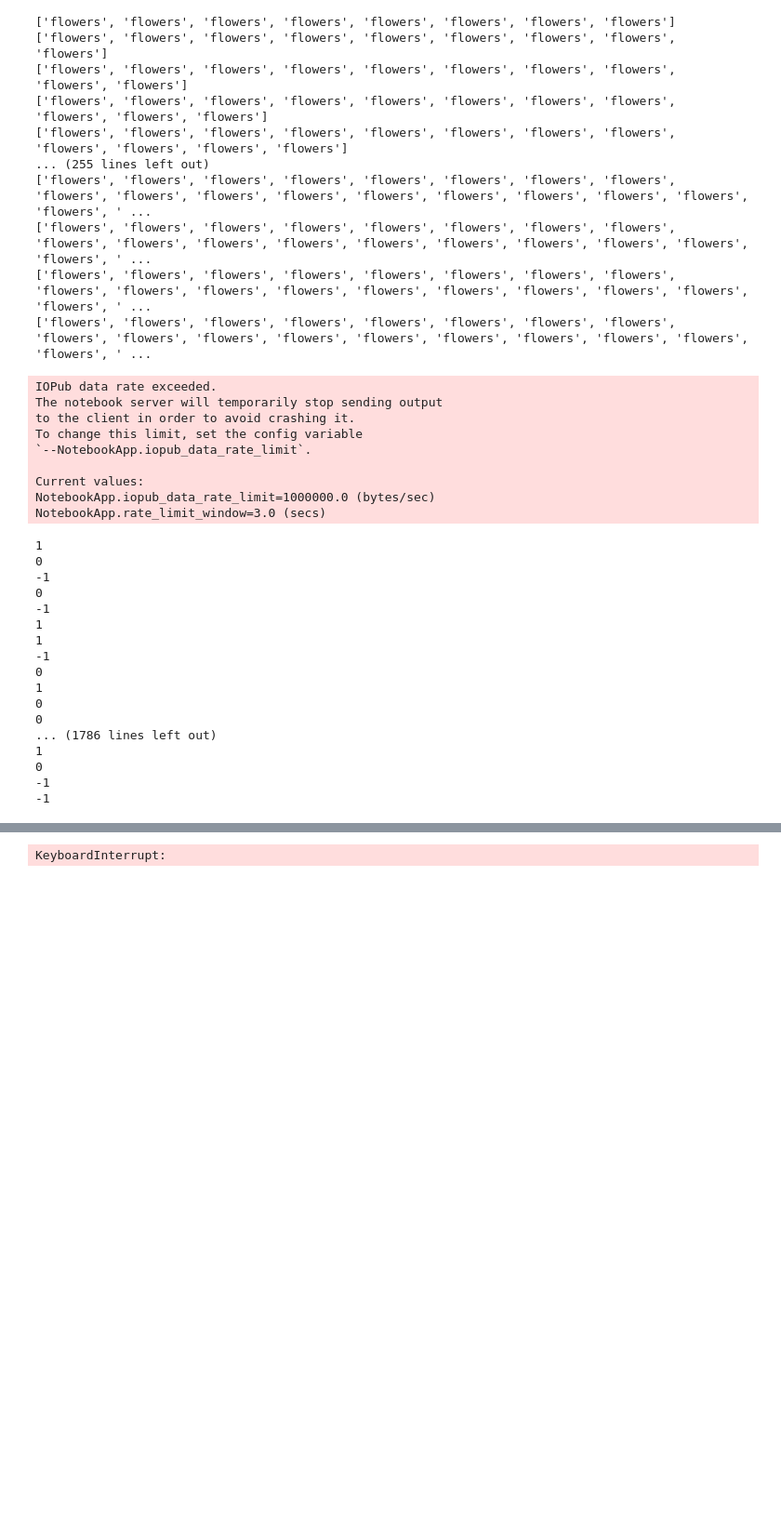
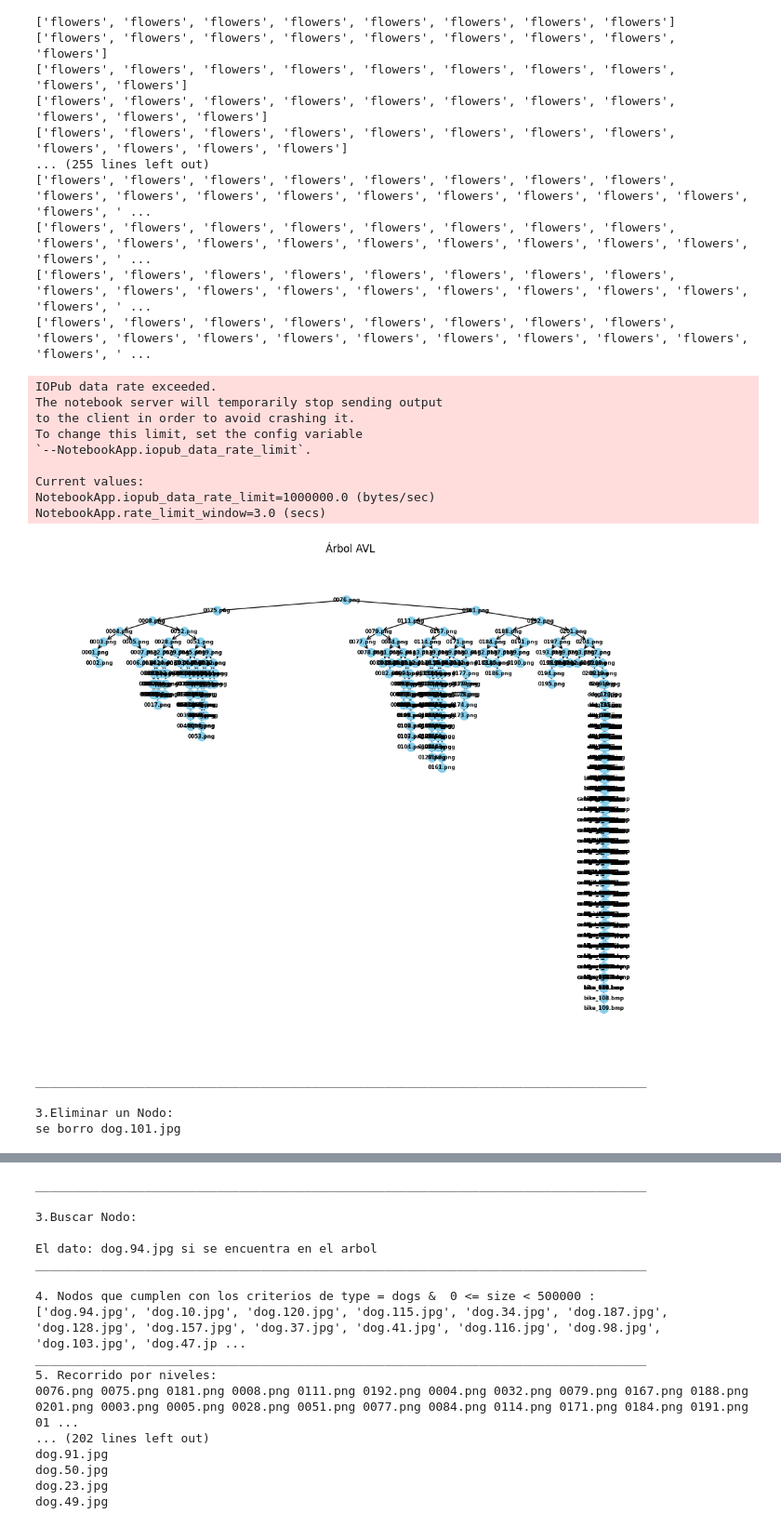
Before and after one commit to merylandcorrea/Laboratorios_Datos2, a Jupyter notebook: Lab1_MeryCorrea.ipynb, the cells around one changed output, grey strips where cells are left out. Shown at 93% size. Drawn from its saved outputs; the diff is of its cells as text; code cells hidden in the pictures; blank space fills up the shorter version.

```diff
--- a/Lab1_MeryCorrea.ipynb
+++ b/Lab1_MeryCorrea.ipynb
@@ -565,7 +565,7 @@ for nom in NomArchivos:
         print(f'No existe {dato_a_eliminar} en el arbol')
         break
 
-#avl_tree.draw()
+avl_tree.draw()
 
 
 print('____________________________________________________________________________________')
@@ -628,47 +628,35 @@ while seguir == False:
        print(avl_tree.BuscarGeneral(val).data , FactorEquilibrio)
 
        print('\nc. Encontrar el padre del nodo: ')
        avl_tree.search_father(val)
 
        print('\nd. Encontrar el abuelo del nodo: ')
        print(avl_tree.search_abuelo(val).data)
 
        print('\ne. Encontrar el tio del nodo: ')
        tio = avl_tree.search_tio(avl_tree.root, None, None, val)
        if tio == None:
           print(f'{val} no tiene tio')
        else:
           print(f'El tio de {val} es {tio.data}')
 
        seguir = True
        break
     else:
        seguir = False
     x = x+1
 
   if seguir == False:
     print('El dato digitado no hace parte de las opciones dadas')
 
 
 
 
 
 # print(BuscarPadre)
 # %% [output]
+[figure, added]
-1
-0
--1
-0
--1
-1
-1
--1
-0
-1
-0
-0
-... (1786 lines left out)
-1
-0
--1
--1
+____________________________________________________________________________________
+
+3.Eliminar un Nodo:
+se borro dog.101.jpg
@@ -675,3 +664,19 @@ while seguir == False:
-KeyboardInterrupt:
+____________________________________________________________________________________
+
+3.Buscar Nodo:
+
+El dato: dog.94.jpg si se encuentra en el arbol
+____________________________________________________________________________________
+
+4. Nodos que cumplen con los criterios de type = dogs &  0 <= size < 500000 :
+['dog.94.jpg', 'dog.10.jpg', 'dog.120.jpg', 'dog.115.jpg', 'dog.34.jpg', 'dog.187.jpg', 'dog.128.jpg', 'dog.157.jpg', 'dog.37.jpg', 'dog.41.jpg', 'dog.116.jpg', 'dog.98.jpg', 'dog.103.jpg', 'dog.47.jp ...
+____________________________________________________________________________________
+5. Recorrido por niveles:
+0076.png 0075.png 0181.png 0008.png 0111.png 0192.png 0004.png 0032.png 0079.png 0167.png 0188.png 0201.png 0003.png 0005.png 0028.png 0051.png 0077.png 0084.png 0114.png 0171.png 0184.png 0191.png 01 ...
+... (202 lines left out)
+dog.91.jpg
+dog.50.jpg
+dog.23.jpg
+dog.49.jpg
 # %%
 #
```
Also changed, not shown: parts of 1 cell of this notebook.
